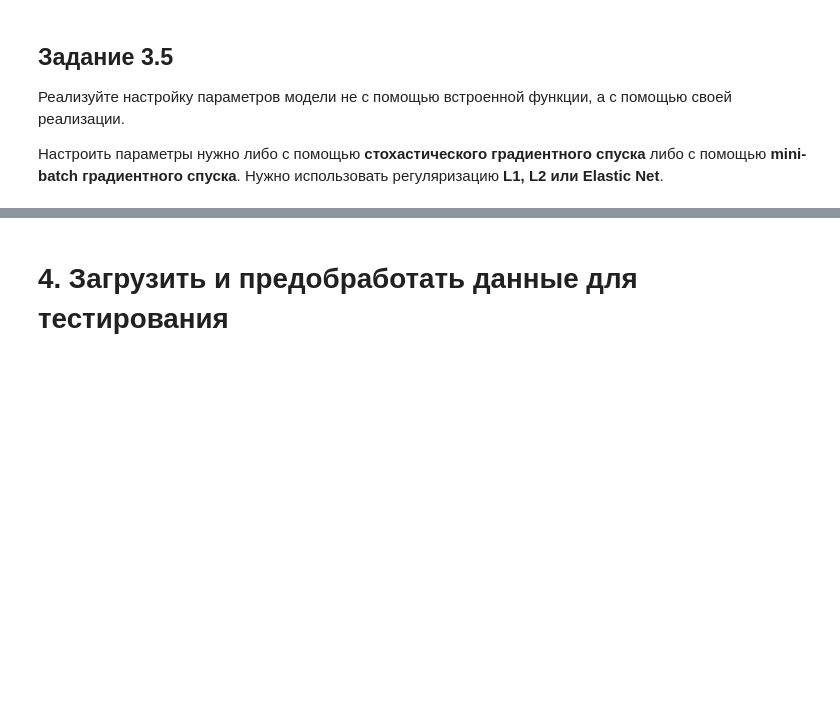
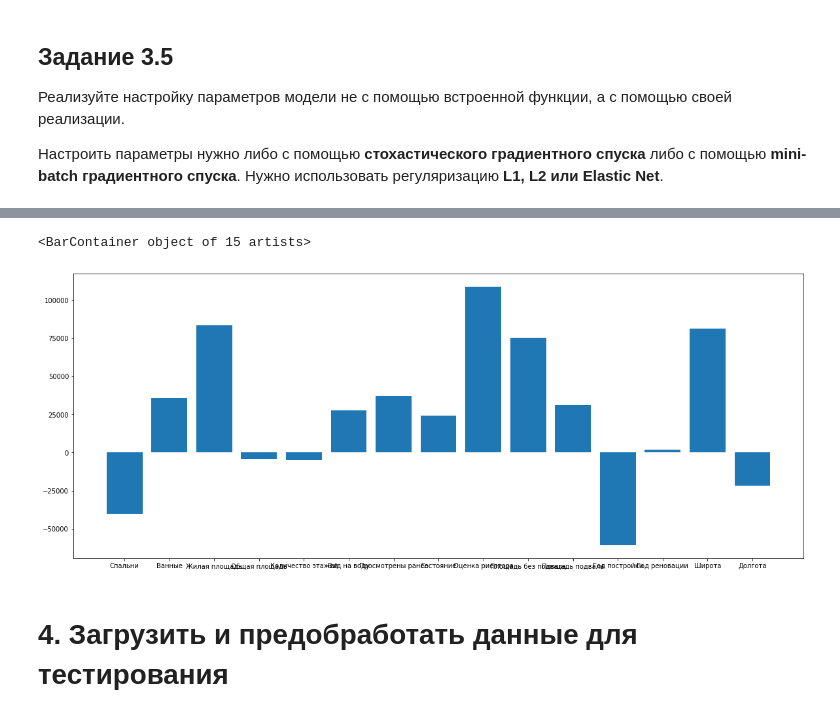
Before and after one commit to VanjaRo/ML-ITMO-Course, a Jupyter notebook: lab3_2.ipynb, the cells around one changed output, grey strips where cells are left out. Cells and saved outputs as stored; diff of their text form; code cells hidden in the pictures; blank space fills up the shorter version.

```diff
--- a/lab3_2.ipynb
+++ b/lab3_2.ipynb
@@ -244,3 +298,11 @@ LinearRegression(copy_X=True, fit_intercept=True, n_jobs=None, normalize=False)
+# %%
+plt.figure(figsize=(20, 8))
+plt.bar(training_points.columns, clr.w[:-1])
+# print(training_points.columns.shape)
+# print(clr.w[1:].shape)
+# %% [output]
+<BarContainer object of 15 artists>
+[figure, added]
 # %% [markdown]
 # 4. Загрузить и предобработать данные для тестирования
 # %% [markdown]
```
Also changed, not shown: parts of 15 cells of this notebook.
